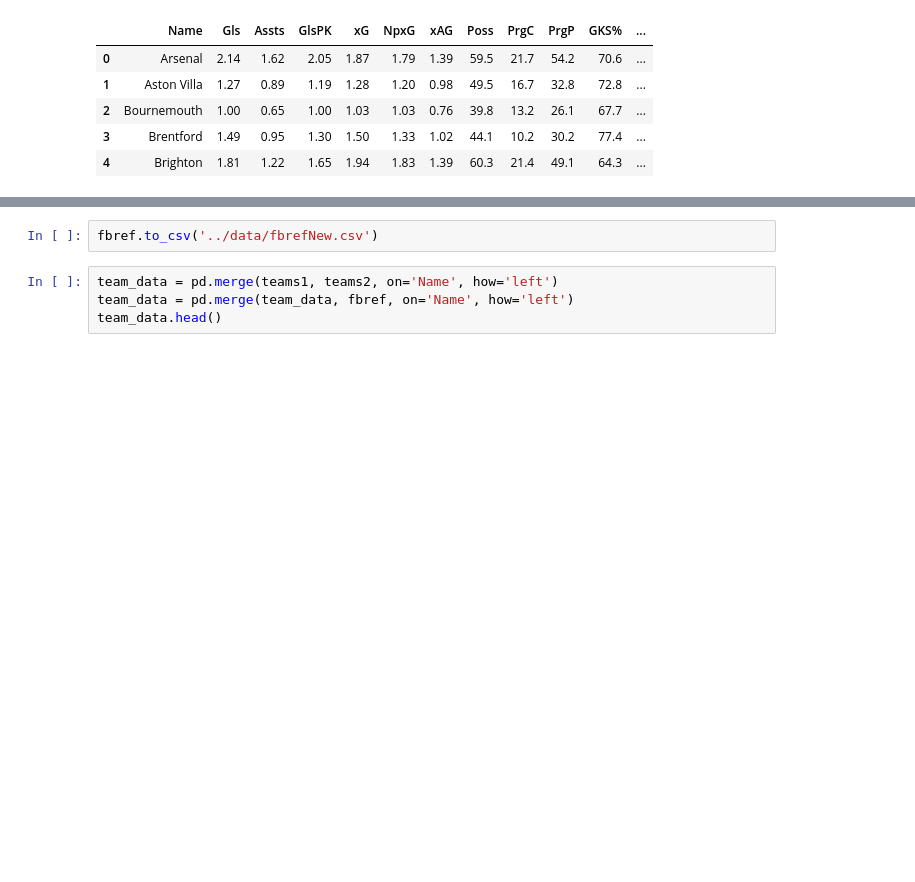
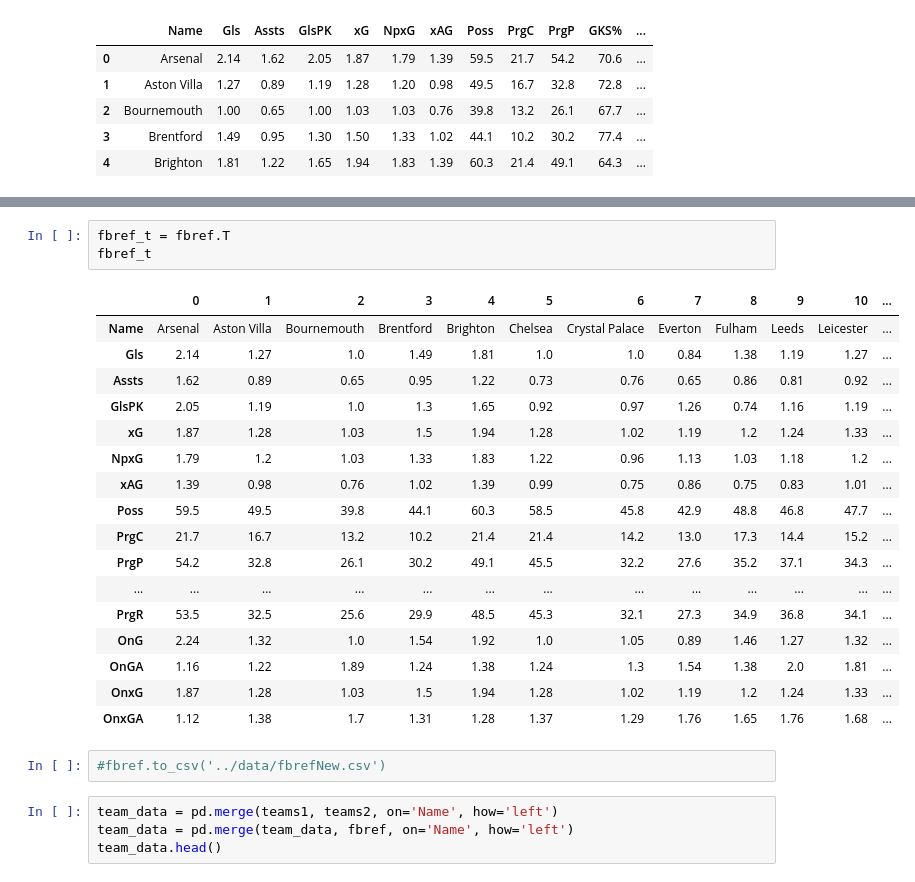
Before and after one commit to jeffreyreeve/capstone-premier-league-predictor, a Jupyter notebook: notebooks/data_prep.ipynb, the cells around one changed output, grey strips where cells are left out. Drawn from its saved outputs; the diff is of its cells as text; blank space fills up the shorter version.

```diff
--- a/notebooks/data_prep.ipynb
+++ b/notebooks/data_prep.ipynb
@@ -258,8 +258,29 @@ fbref
 | 17 | Tottenham | 1.73 | 1.16 | 1.59 | 1.48 | 1.36 | 1.11 | 50.1 | 18.2 | 38.4 | 65.3 | ... |
 | 18 | West Ham | 1.08 | 0.65 | 0.92 | 1.29 | 1.17 | 0.85 | 41.8 | 15.9 | 33.0 | 70.5 | ... |
 | 19 | Wolves | 0.76 | 0.32 | 0.68 | 0.98 | 0.92 | 0.68 | 50.0 | 16.1 | 35.7 | 69.3 | ... |
+# %%
+fbref_t = fbref.T
+fbref_t
+# %% [output]
+|  | 0 | 1 | 2 | 3 | 4 | 5 | 6 | 7 | 8 | 9 | 10 | ... |
+| Name | Arsenal | Aston Villa | Bournemouth | Brentford | Brighton | Chelsea | Crystal Palace | Everton | Fulham | Leeds | Leicester | ... |
+| Gls | 2.14 | 1.27 | 1.0 | 1.49 | 1.81 | 1.0 | 1.0 | 0.84 | 1.38 | 1.19 | 1.27 | ... |
+| Assts | 1.62 | 0.89 | 0.65 | 0.95 | 1.22 | 0.73 | 0.76 | 0.65 | 0.86 | 0.81 | 0.92 | ... |
+| GlsPK | 2.05 | 1.19 | 1.0 | 1.3 | 1.65 | 0.92 | 0.97 | 1.26 | 0.74 | 1.16 | 1.19 | ... |
+| xG | 1.87 | 1.28 | 1.03 | 1.5 | 1.94 | 1.28 | 1.02 | 1.19 | 1.2 | 1.24 | 1.33 | ... |
+| NpxG | 1.79 | 1.2 | 1.03 | 1.33 | 1.83 | 1.22 | 0.96 | 1.13 | 1.03 | 1.18 | 1.2 | ... |
+| xAG | 1.39 | 0.98 | 0.76 | 1.02 | 1.39 | 0.99 | 0.75 | 0.86 | 0.75 | 0.83 | 1.01 | ... |
+| Poss | 59.5 | 49.5 | 39.8 | 44.1 | 60.3 | 58.5 | 45.8 | 42.9 | 48.8 | 46.8 | 47.7 | ... |
+| PrgC | 21.7 | 16.7 | 13.2 | 10.2 | 21.4 | 21.4 | 14.2 | 13.0 | 17.3 | 14.4 | 15.2 | ... |
+| PrgP | 54.2 | 32.8 | 26.1 | 30.2 | 49.1 | 45.5 | 32.2 | 27.6 | 35.2 | 37.1 | 34.3 | ... |
+| ... | ... | ... | ... | ... | ... | ... | ... | ... | ... | ... | ... | ... |
+| PrgR | 53.5 | 32.5 | 25.6 | 29.9 | 48.5 | 45.3 | 32.1 | 27.3 | 34.9 | 36.8 | 34.1 | ... |
+| OnG | 2.24 | 1.32 | 1.0 | 1.54 | 1.92 | 1.0 | 1.05 | 0.89 | 1.46 | 1.27 | 1.32 | ... |
+| OnGA | 1.16 | 1.22 | 1.89 | 1.24 | 1.38 | 1.24 | 1.3 | 1.54 | 1.38 | 2.0 | 1.81 | ... |
+| OnxG | 1.87 | 1.28 | 1.03 | 1.5 | 1.94 | 1.28 | 1.02 | 1.19 | 1.2 | 1.24 | 1.33 | ... |
+| OnxGA | 1.12 | 1.38 | 1.7 | 1.31 | 1.28 | 1.37 | 1.29 | 1.76 | 1.65 | 1.76 | 1.68 | ... |
 # %%
-fbref.to_csv('../data/fbrefNew.csv')
+#fbref.to_csv('../data/fbrefNew.csv')
 # %%
 team_data = pd.merge(teams1, teams2, on='Name', how='left')
 team_data = pd.merge(team_data, fbref, on='Name', how='left')
```
Also changed, not shown: parts of 34 cells of this notebook.
